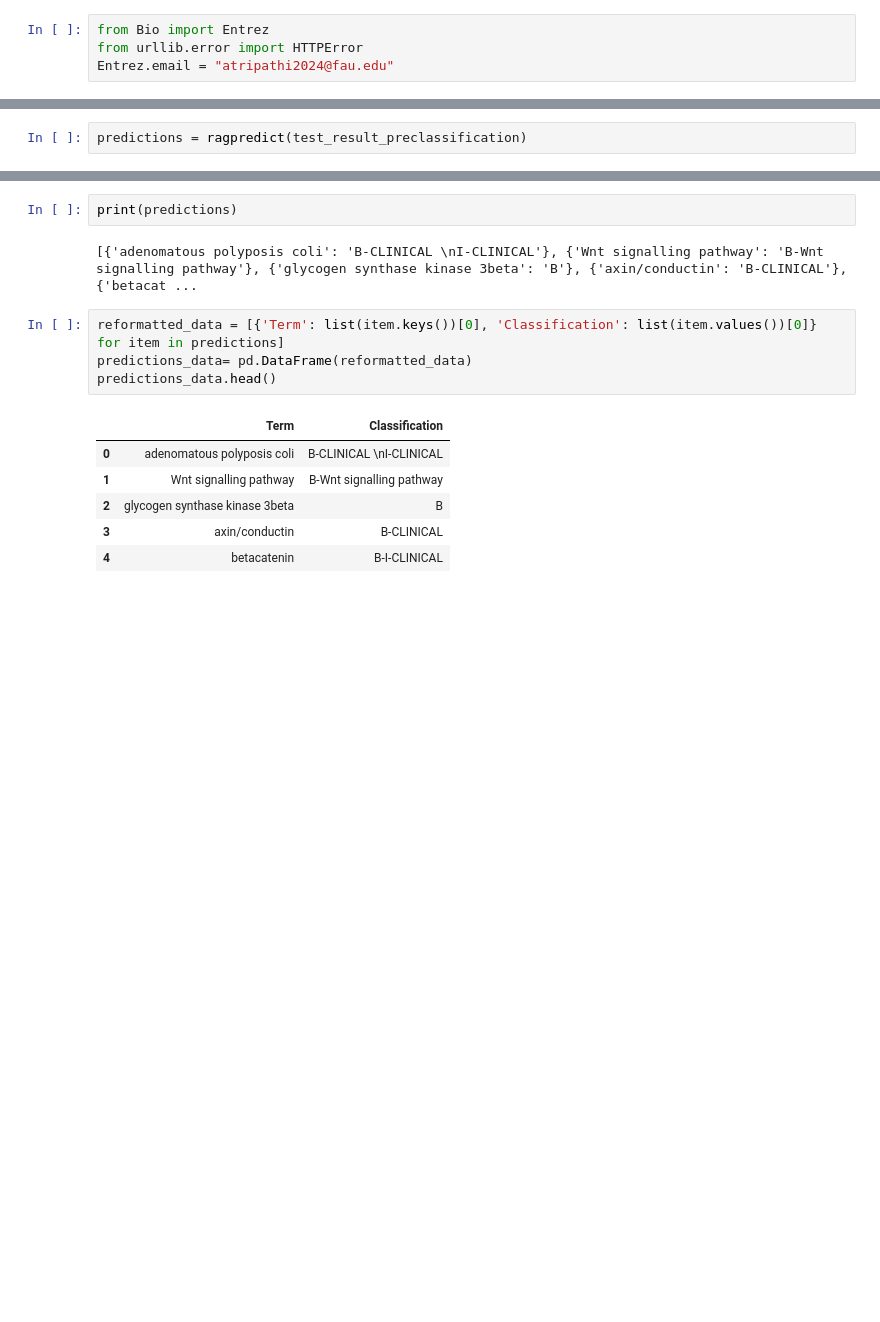
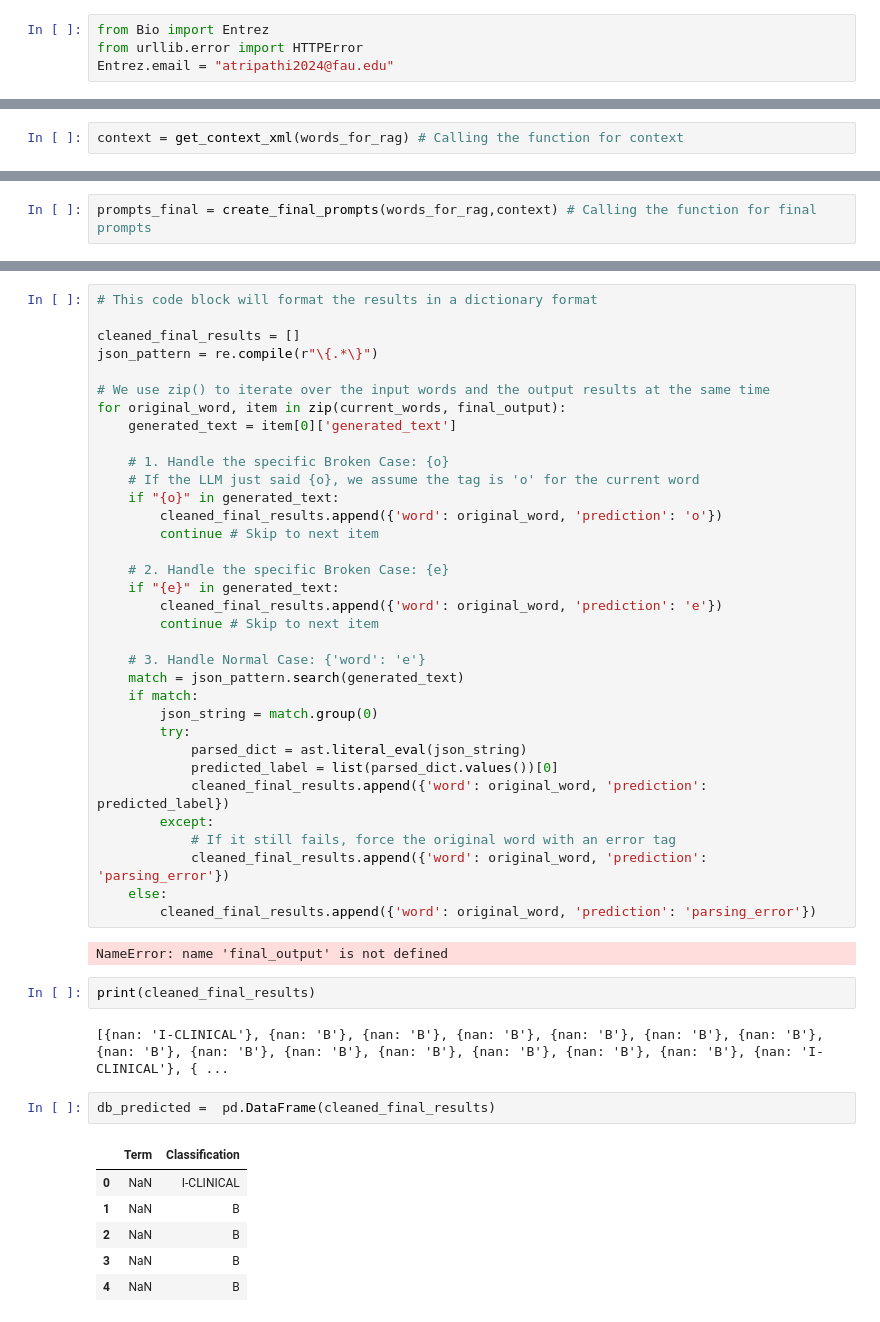
Before and after one commit to apoorvtripathi1999/named-entity-recognition, a Jupyter notebook: basemodel.ipynb, the cells around one changed output, grey strips where cells are left out. Saved outputs shown, nothing was run; the diff lists cells and outputs as text; blank space fills up the shorter version.

```diff
--- a/basemodel.ipynb
+++ b/basemodel.ipynb
@@ -303,2 +367,2 @@ def ragpredict(test_result_preclassification):
 # %%
-predictions = ragpredict(test_result_preclassification)
+context = get_context_xml(words_for_rag) # Calling the function for context
@@ -306,0 +369,2 @@ NameError: name 'test_result_preclassification' is not defined
+# %%
+prompts_final = create_final_prompts(words_for_rag,context) # Calling the function for final prompts
@@ -307,15 +415,49 @@ NameError: name 'test_result_preclassification' is not defined
+# %%
+# This code block will format the results in a dictionary format
+
+cleaned_final_results = []
+json_pattern = re.compile(r"\{.*\}")
+
+# We use zip() to iterate over the input words and the output results at the same time
+for original_word, item in zip(current_words, final_output):
+    generated_text = item[0]['generated_text']
+
+    # 1. Handle the specific Broken Case: {o}
+    # If the LLM just said {o}, we assume the tag is 'o' for the current word
+    if "{o}" in generated_text:
+        cleaned_final_results.append({'word': original_word, 'prediction': 'o'})
+        continue # Skip to next item
+
+    # 2. Handle the specific Broken Case: {e}
+    if "{e}" in generated_text:
+        cleaned_final_results.append({'word': original_word, 'prediction': 'e'})
+        continue # Skip to next item
+
+    # 3. Handle Normal Case: {'word': 'e'}
+    match = json_pattern.search(generated_text)
+    if match:
+        json_string = match.group(0)
+        try:
+            parsed_dict = ast.literal_eval(json_string)
+            predicted_label = list(parsed_dict.values())[0]
+            cleaned_final_results.append({'word': original_word, 'prediction': predicted_label})
+        except:
+            # If it still fails, force the original word with an error tag
+            cleaned_final_results.append({'word': original_word, 'prediction': 'parsing_error'})
+    else:
+        cleaned_final_results.append({'word': original_word, 'prediction': 'parsing_error'})
+# %% [output]
+NameError: name 'final_output' is not defined
 # %%
-print(predictions)
+print(cleaned_final_results)
 # %% [output]
-[{'adenomatous polyposis coli': 'B-CLINICAL \nI-CLINICAL'}, {'Wnt signalling pathway': 'B-Wnt signalling pathway'}, {'glycogen synthase kinase 3beta': 'B'}, {'axin/conductin': 'B-CLINICAL'}, {'betacat ...
+[{nan: 'I-CLINICAL'}, {nan: 'B'}, {nan: 'B'}, {nan: 'B'}, {nan: 'B'}, {nan: 'B'}, {nan: 'B'}, {nan: 'B'}, {nan: 'B'}, {nan: 'B'}, {nan: 'B'}, {nan: 'B'}, {nan: 'B'}, {nan: 'B'}, {nan: 'I-CLINICAL'}, { ...
 # %%
-reformatted_data = [{'Term': list(item.keys())[0], 'Classification': list(item.values())[0]} for item in predictions]
-predictions_data= pd.DataFrame(reformatted_data)
-predictions_data.head()
+db_predicted =  pd.DataFrame(cleaned_final_results)
 # %% [output]
 |  | Term | Classification |
-| 0 | adenomatous polyposis coli | B-CLINICAL \nI-CLINICAL |
-| 1 | Wnt signalling pathway | B-Wnt signalling pathway |
-| 2 | glycogen synthase kinase 3beta | B |
-| 3 | axin/conductin | B-CLINICAL |
-| 4 | betacatenin | B-I-CLINICAL |
+| 0 | NaN | I-CLINICAL |
+| 1 | NaN | B |
+| 2 | NaN | B |
+| 3 | NaN | B |
+| 4 | NaN | B |
```
Also changed, not shown: parts of 33 cells of this notebook.
